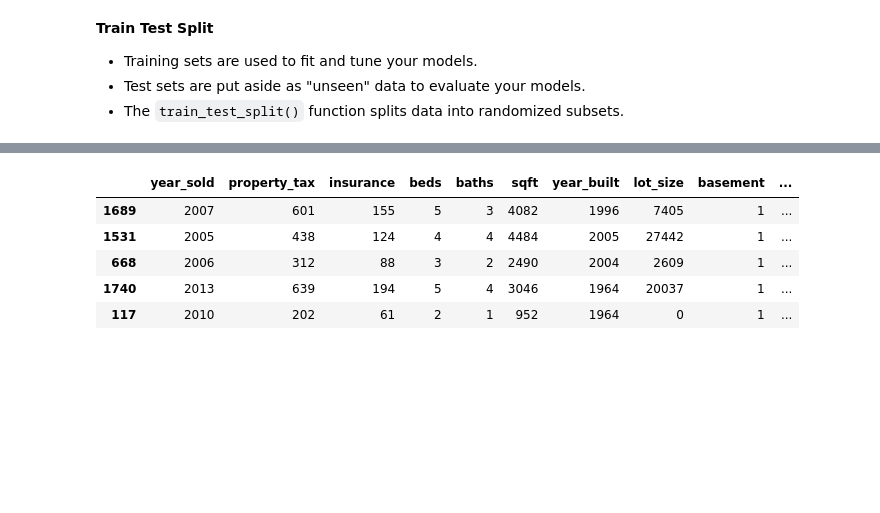
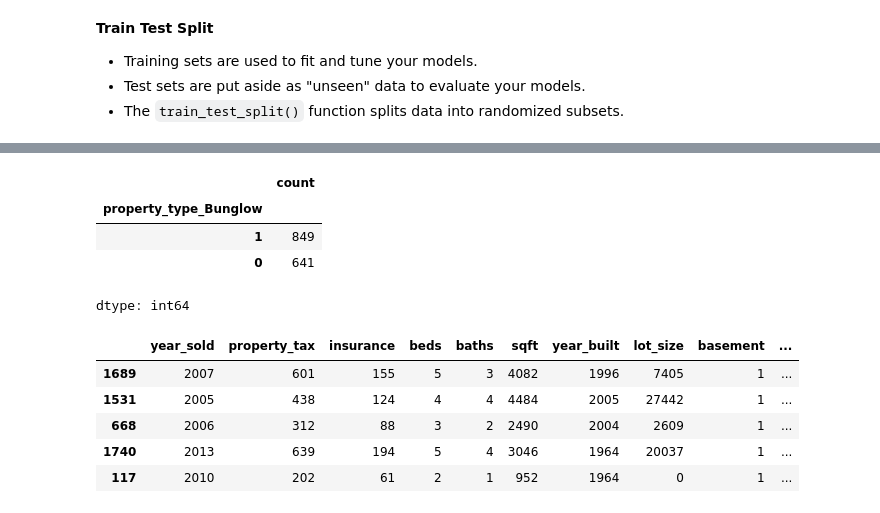
Before and after one commit to shap0011/machine_learning_fall_2024, a Jupyter notebook: Real_Estate_Solution.ipynb, the cells around one changed output, grey strips where cells are left out. Drawn from its saved outputs; the diff is of its cells as text; code cells hidden in the pictures; blank space fills up the shorter version.

```diff
--- a/Real_Estate_Solution.ipynb
+++ b/Real_Estate_Solution.ipynb
@@ -71,3 +79,11 @@ x_train, x_test, y_train, y_test = train_test_split(x, y, test_size=0.2)
+# %%
+x_train.property_type_Bunglow.value_counts()
+# %% [output]
+|  | count |
+| property_type_Bunglow |  |
+| 1 | 849 |
+| 0 | 641 |
+dtype: int64
 # %%
 x_train.head()
 # %% [output]
```
Also changed, not shown: parts of 2 cells of this notebook.
